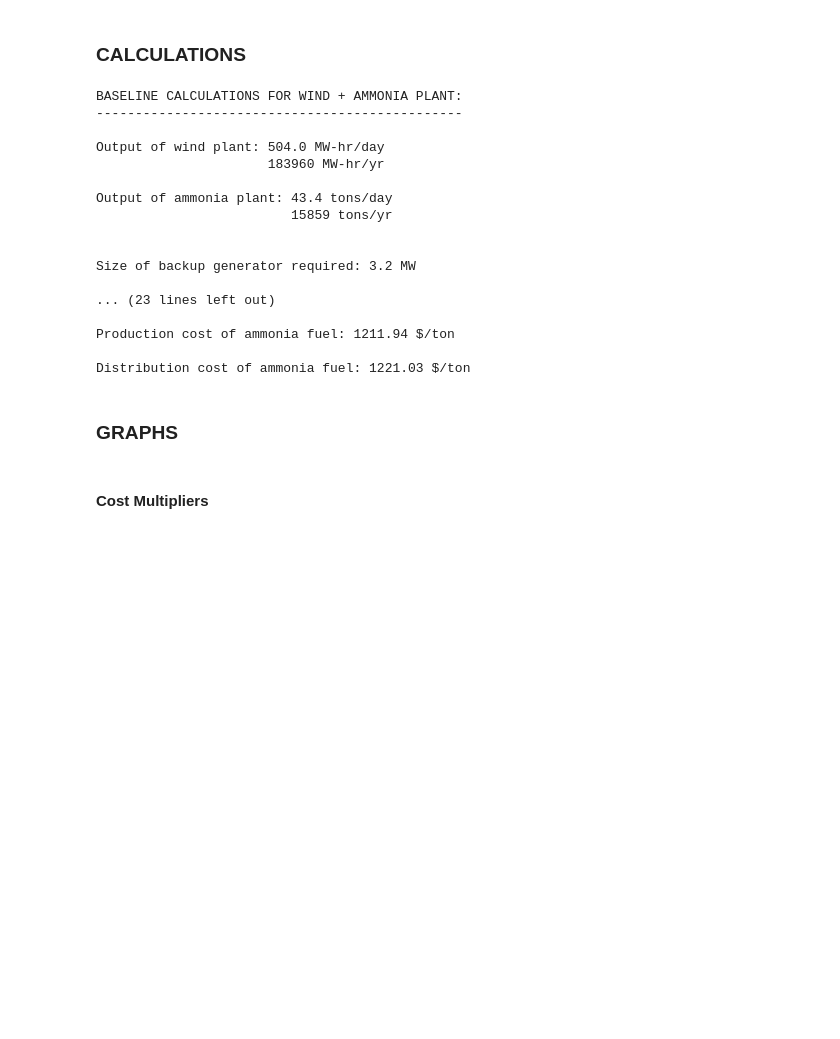
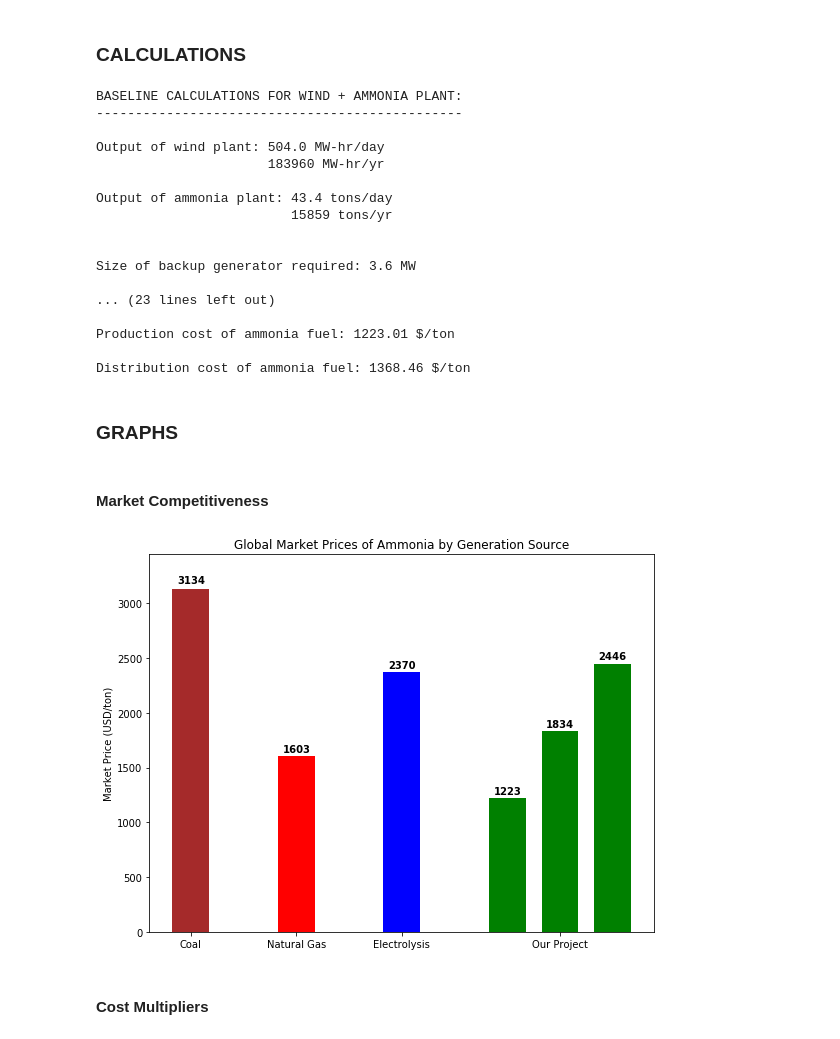
Before and after one commit to taigereye/espp90s, a Jupyter notebook: Final Project v1.ipynb, the cells around one changed output. Cells and saved outputs as stored; diff of their text form; code cells hidden in the pictures; blank space fills up the shorter version.

```diff
--- a/Final Project v1.ipynb
+++ b/Final Project v1.ipynb
@@ -76,14 +76,14 @@ def backup_generation_size(params):
     hours = (1-params['capacity_factor_turbine'])*24
     # MW-hr/yr  *  yr/day  *  --  =  MW-hr/day
     energy = annual_wind_output(params)/365*params['backup_energy_fraction']
-    # MW-hr/day  *  day/hr  =  MW
-    return energy/hours
+    # MW-hr/day  /  --  *  day/hr  =  MW
+    return energy/params['capacity_factor_backup']/hours
 
 def daily_ammonia_fuel_backup(params):
     # --  *  hr/day  =  hr/day
     hours = (1-params['capacity_factor_turbine'])*24
-    # MW  *  hr/day  =  MW-hr/day
-    capacity = backup_generation_size(params)*hours
+    # MW  *  --  *  hr/day  =  MW-hr/day
+    capacity = backup_generation_size(params)*params['capacity_factor_backup']*hours
     # MW-hr/day  *  ton/MW-hr  =  ton/day
     return capacity/params['ammonia_diesel_energy']
 # %% [markdown]
@@ -244,9 +250,9 @@ print()
 print("O&M costs of wimd and ammonia plant: {:.2f} million USD/yr \n".format(om_cost_wind_ammonia(params_baseline)/1e6))
 print()
 print("LCOE of wind plant: {:.3f} USD/kWh \n".format(lcoe_wind_only(params_baseline)))
-print("LCOE of wind and ammonia plant: {:.3f} USD/yr \n".format(lcoe_wind_ammonia(params_baseline)))
+print("LCOE of wind and ammonia plant: {:.3} USD/yr \n".format(lcoe_wind_ammonia(params_baseline)))
 print()
-print("Transport cost of ammonia: {} USD/yr \n".format(round(transport_cost(params_baseline))))
+print("Transport cost of ammonia: {:.2f} million USD/yr \n".format(transport_cost(params_baseline)/1e6))
 print()
 print("Production cost of ammonia fuel: {:.2f} $/ton \n".format(production_ammonia_price(params_baseline)))
 print("Distribution cost of ammonia fuel: {:.2f} $/ton \n".format(distribution_ammonia_price(params_baseline)))
@@ -261,15 +267,47 @@ Output of ammonia plant: 43.4 tons/day
                          15859 tons/yr
 
 
-Size of backup generator required: 3.2 MW
+Size of backup generator required: 3.6 MW
 
 ... (23 lines left out)
 
-Production cost of ammonia fuel: 1211.94 $/ton
+Production cost of ammonia fuel: 1223.01 $/ton
 
-Distribution cost of ammonia fuel: 1221.03 $/ton
+Distribution cost of ammonia fuel: 1368.46 $/ton
 # %% [markdown]
 ### GRAPHS
+# %% [markdown]
+#### Market Competitiveness
+# %%
+natural_gas = 1603
+electrolysis = 2370
+coal = 3134
+wind_ammonia = production_ammonia_price(params_baseline)
+
+data = [coal, natural_gas, electrolysis, wind_ammonia, wind_ammonia*1.5, wind_ammonia*2]
+labels = ["Coal", "Natural Gas", "Electrolysis", "Our Project"]
+colors = ['brown', 'red', 'blue', 'green']
+
+fig, ax = plt.subplots(figsize=(8,6))
+width = 0.35
+
+for i in range(len(data[:-2])):
+    ax.bar(i+1, data[i], width=width, color=colors[i])
+ax.bar(len(data[:-2])+0.5, data[3]*1.5, width=width, color=colors[i])
+ax.bar(len(data[:-2])+1, data[3]*2, width=width, color=colors[i])
+for rect, label in zip(ax.patches, data):
+    height = rect.get_height()
+    width = rect.get_x()+rect.get_width()/2
+    ax.text(width, height*1.01, str(int(label)), ha='center', va='bottom', fontweight='bold')
+plt.xticks([1, 2, 3, 4.5], labels)
+ax.set_ylim(0, np.max(data)*1.1)
+ax.set_ylabel("Market Price (USD/ton)")
+ax.set_title("Global Market Prices of Ammonia by Generation Source")
+
+fig.tight_layout()
+plt.show()
+# %% [output]
+[figure, added]
 # %% [markdown]
 #### Cost Multipliers
 # %%
```
Also changed, not shown: parts of 20 cells of this notebook.
